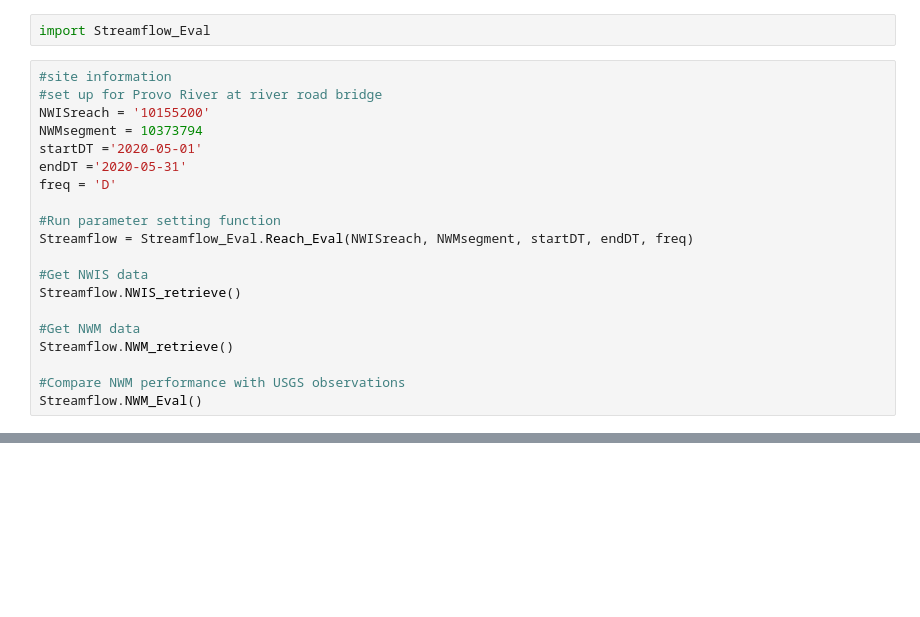
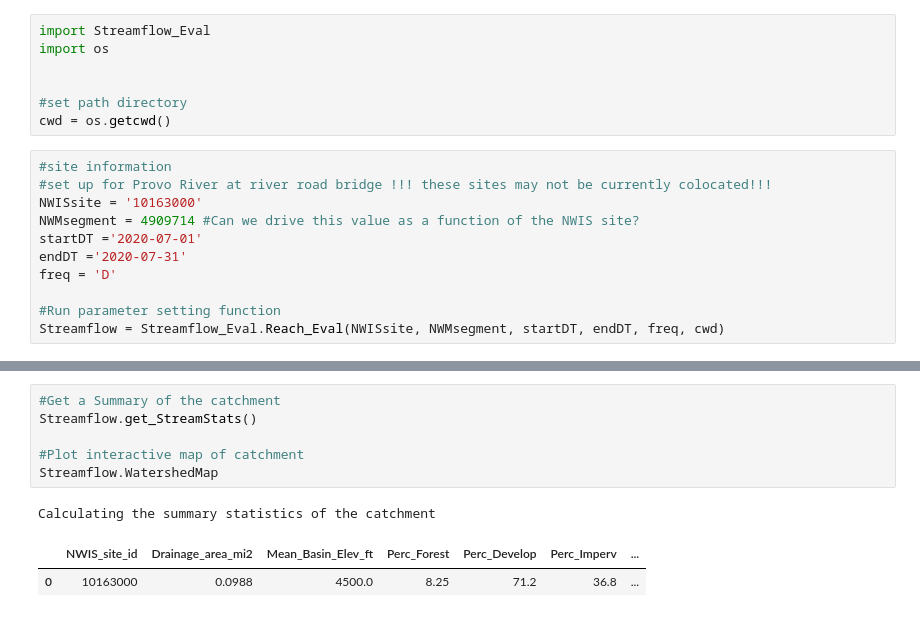
Before and after one commit to AlabamaWaterInstitute/data_access_examples, a Jupyter notebook: Streamflow_Evaluation.ipynb, the cells around one changed output, grey strips where cells are left out. Cells and saved outputs as stored; diff of their text form; blank space fills up the shorter version.

```diff
--- a/Streamflow_Evaluation.ipynb
+++ b/Streamflow_Evaluation.ipynb
@@ -1,22 +1,18 @@
 # %%
 import Streamflow_Eval
+import os
+
+
+#set path directory
+cwd = os.getcwd()
 # %%
 #site information
-#set up for Provo River at river road bridge
-NWISreach = '10155200'
-NWMsegment = 10373794
-startDT ='2020-05-01'
-endDT ='2020-05-31'
+#set up for Provo River at river road bridge !!! these sites may not be currently colocated!!!
+NWISsite = '10163000'
+NWMsegment = 4909714 #Can we drive this value as a function of the NWIS site?
+startDT ='2020-07-01'
+endDT ='2020-07-31'
 freq = 'D'
 
 #Run parameter setting function
-Streamflow = Streamflow_Eval.Reach_Eval(NWISreach, NWMsegment, startDT, endDT, freq)
-
-#Get NWIS data
-Streamflow.NWIS_retrieve()
-
-#Get NWM data
-Streamflow.NWM_retrieve()
-
-#Compare NWM performance with USGS observations
-Streamflow.NWM_Eval()
+Streamflow = Streamflow_Eval.Reach_Eval(NWISsite, NWMsegment, startDT, endDT, freq, cwd)
@@ -32,0 +19,10 @@ Kling-Gupta Efficiency =  0.18746580998539486
+# %%
+#Get a Summary of the catchment
+Streamflow.get_StreamStats()
+
+#Plot interactive map of catchment
+Streamflow.WatershedMap
+# %% [output]
+Calculating the summary statistics of the catchment
+|  | NWIS_site_id | Drainage_area_mi2 | Mean_Basin_Elev_ft | Perc_Forest | Perc_Develop | Perc_Imperv | ... |
+| 0 | 10163000 | 0.0988 | 4500.0 | 8.25 | 71.2 | 36.8 | ... |
```
Also changed, not shown: parts of 3 cells of this notebook.
